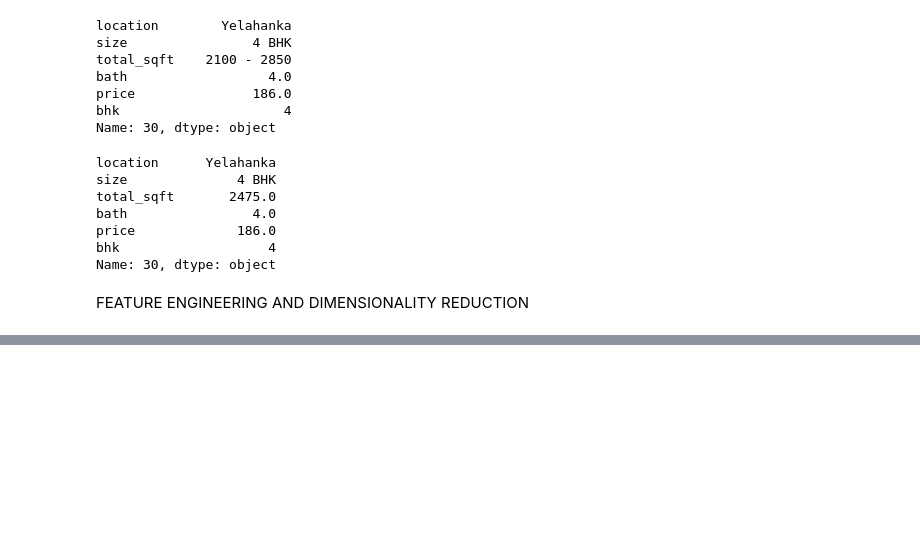
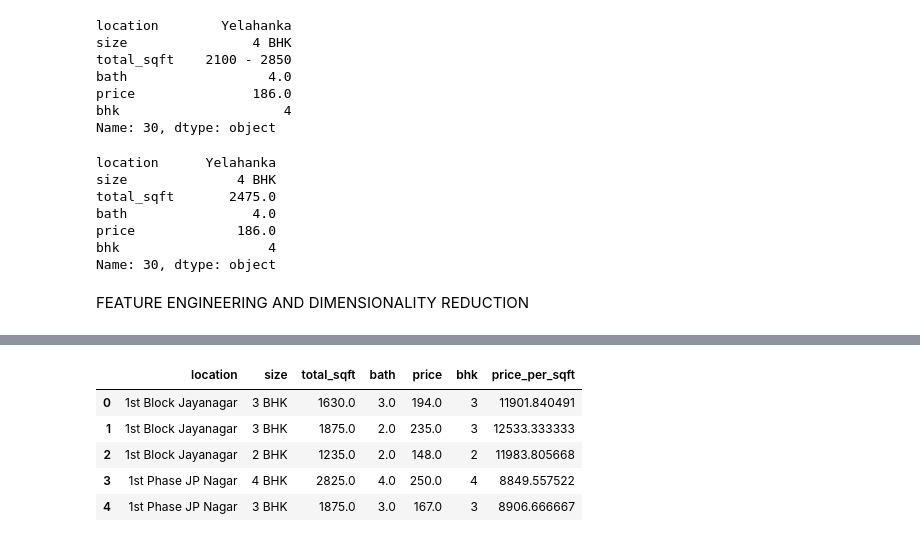
Before and after one commit to Devarsh-19/real-estate-house-price-prediction, a Jupyter notebook: main.ipynb, the cells around one changed output, grey strips where cells are left out. Saved outputs shown, nothing was run; the diff lists cells and outputs as text; code cells hidden in the pictures; blank space fills up the shorter version.

```diff
--- a/main.ipynb
+++ b/main.ipynb
@@ -215,0 +357,11 @@ df5 = df4.copy()
+# %%
+df8 = remove_pps_outliers(df7)
+# %%
+df8.head()
+# %% [output]
+|  | location | size | total_sqft | bath | price | bhk | price_per_sqft |
+| 0 | 1st Block Jayanagar | 3 BHK | 1630.0 | 3.0 | 194.0 | 3 | 11901.840491 |
+| 1 | 1st Block Jayanagar | 3 BHK | 1875.0 | 2.0 | 235.0 | 3 | 12533.333333 |
+| 2 | 1st Block Jayanagar | 2 BHK | 1235.0 | 2.0 | 148.0 | 2 | 11983.805668 |
+| 3 | 1st Phase JP Nagar | 4 BHK | 2825.0 | 4.0 | 250.0 | 4 | 8849.557522 |
+| 4 | 1st Phase JP Nagar | 3 BHK | 1875.0 | 3.0 | 167.0 | 3 | 8906.666667 |
```
Also changed, not shown: parts of 25 cells of this notebook.
